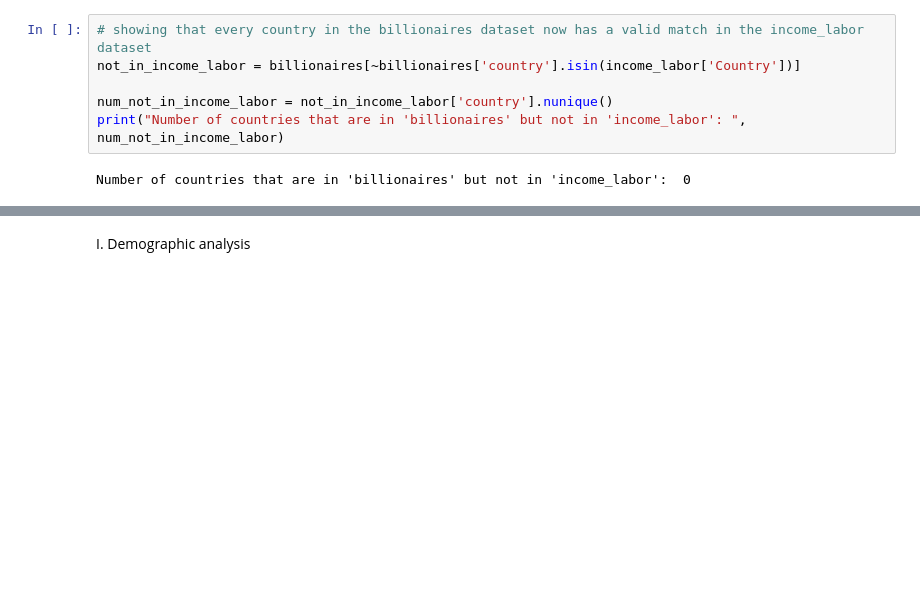
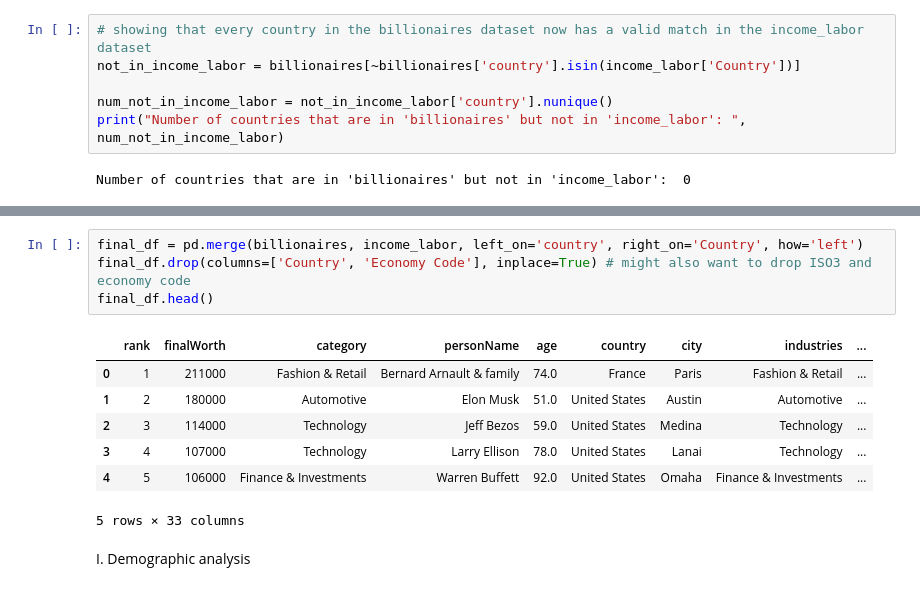
Before and after one commit to ErinZhan2500/SI618FinalProject, a Jupyter notebook: FinalProject.ipynb, the cells around one changed output, grey strips where cells are left out. Drawn from its saved outputs; the diff is of its cells as text; blank space fills up the shorter version.

```diff
--- a/FinalProject.ipynb
+++ b/FinalProject.ipynb
@@ -251,3 +227,15 @@ final_df
+# %%
+final_df = pd.merge(billionaires, income_labor, left_on='country', right_on='Country', how='left')
+final_df.drop(columns=['Country', 'Economy Code'], inplace=True) # might also want to drop ISO3 and economy code
+final_df.head()
+# %% [output]
+|  | rank | finalWorth | category | personName | age | country | city | industries | ... |
+| 0 | 1 | 211000 | Fashion & Retail | Bernard Arnault & family | 74.0 | France | Paris | Fashion & Retail | ... |
+| 1 | 2 | 180000 | Automotive | Elon Musk | 51.0 | United States | Austin | Automotive | ... |
+| 2 | 3 | 114000 | Technology | Jeff Bezos | 59.0 | United States | Medina | Technology | ... |
+| 3 | 4 | 107000 | Technology | Larry Ellison | 78.0 | United States | Lanai | Technology | ... |
+| 4 | 5 | 106000 | Finance & Investments | Warren Buffett | 92.0 | United States | Omaha | Finance & Investments | ... |
+5 rows × 33 columns
 # %% [markdown]
 I. Demographic analysis
 # %% [markdown]
```
Also changed, not shown: parts of 4 cells of this notebook.
